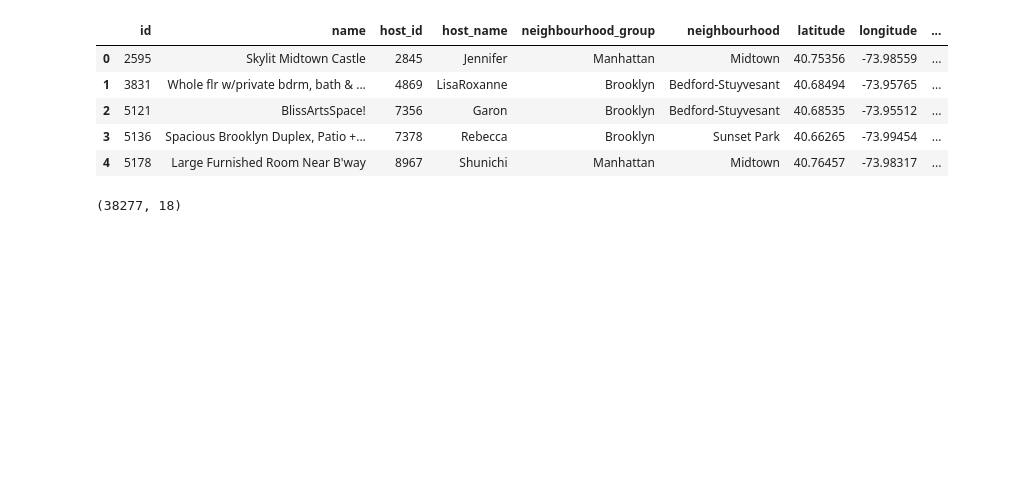
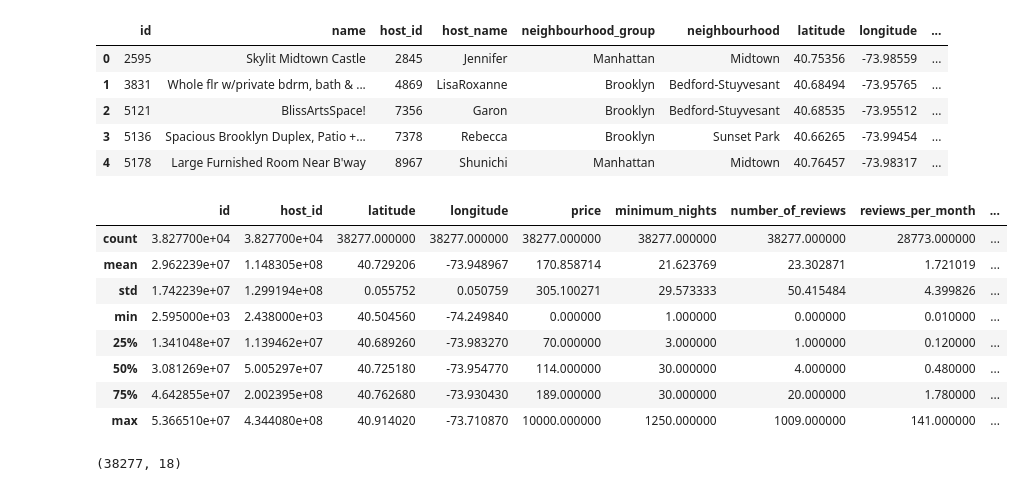
Before and after one commit to youssef-mostafa/Udacity-, a Jupyter notebook: NYC.ipynb, the cells around one changed output. Cells and saved outputs as stored; diff of their text form; code cells hidden in the pictures; blank space fills up the shorter version.

```diff
--- a/NYC.ipynb
+++ b/NYC.ipynb
@@ -27,6 +27,29 @@ df.head()
 | 2 | 5121 | BlissArtsSpace! | 7356 | Garon | Brooklyn | Bedford-Stuyvesant | 40.68535 | -73.95512 | ... |
 | 3 | 5136 | Spacious Brooklyn Duplex, Patio +... | 7378 | Rebecca | Brooklyn | Sunset Park | 40.66265 | -73.99454 | ... |
 | 4 | 5178 | Large Furnished Room Near B'way | 8967 | Shunichi | Manhattan | Midtown | 40.76457 | -73.98317 | ... |
+# %%
+def get_description(df):
+    '''
+    INPUT - schema - pandas dataframe with the schema of the developers survey
+            column_name - string - the name of the column you would like to know about
+    OUTPUT -
+            desc - string - the description of the column
+    '''
+    desc = df.describe()
+    return desc
+
+
+get_description(df) # This should return description of columns in dataframe
+# %% [output]
+|  | id | host_id | latitude | longitude | price | minimum_nights | number_of_reviews | reviews_per_month | ... |
+| count | 3.827700e+04 | 3.827700e+04 | 38277.000000 | 38277.000000 | 38277.000000 | 38277.000000 | 38277.000000 | 28773.000000 | ... |
+| mean | 2.962239e+07 | 1.148305e+08 | 40.729206 | -73.948967 | 170.858714 | 21.623769 | 23.302871 | 1.721019 | ... |
+| std | 1.742239e+07 | 1.299194e+08 | 0.055752 | 0.050759 | 305.100271 | 29.573333 | 50.415484 | 4.399826 | ... |
+| min | 2.595000e+03 | 2.438000e+03 | 40.504560 | -74.249840 | 0.000000 | 1.000000 | 0.000000 | 0.010000 | ... |
+| 25% | 1.341048e+07 | 1.139462e+07 | 40.689260 | -73.983270 | 70.000000 | 3.000000 | 1.000000 | 0.120000 | ... |
+| 50% | 3.081269e+07 | 5.005297e+07 | 40.725180 | -73.954770 | 114.000000 | 30.000000 | 4.000000 | 0.480000 | ... |
+| 75% | 4.642855e+07 | 2.002395e+08 | 40.762680 | -73.930430 | 189.000000 | 30.000000 | 20.000000 | 1.780000 | ... |
+| max | 5.366510e+07 | 4.344080e+08 | 40.914020 | -73.710870 | 10000.000000 | 1250.000000 | 1009.000000 | 141.000000 | ... |
 # %%
 num_rows = df.shape[0] #Provide the number of rows in the dataset
 num_cols = df.shape[1] #Provide the number of columns in the dataset
```
Also changed, not shown: parts of 9 cells of this notebook.
